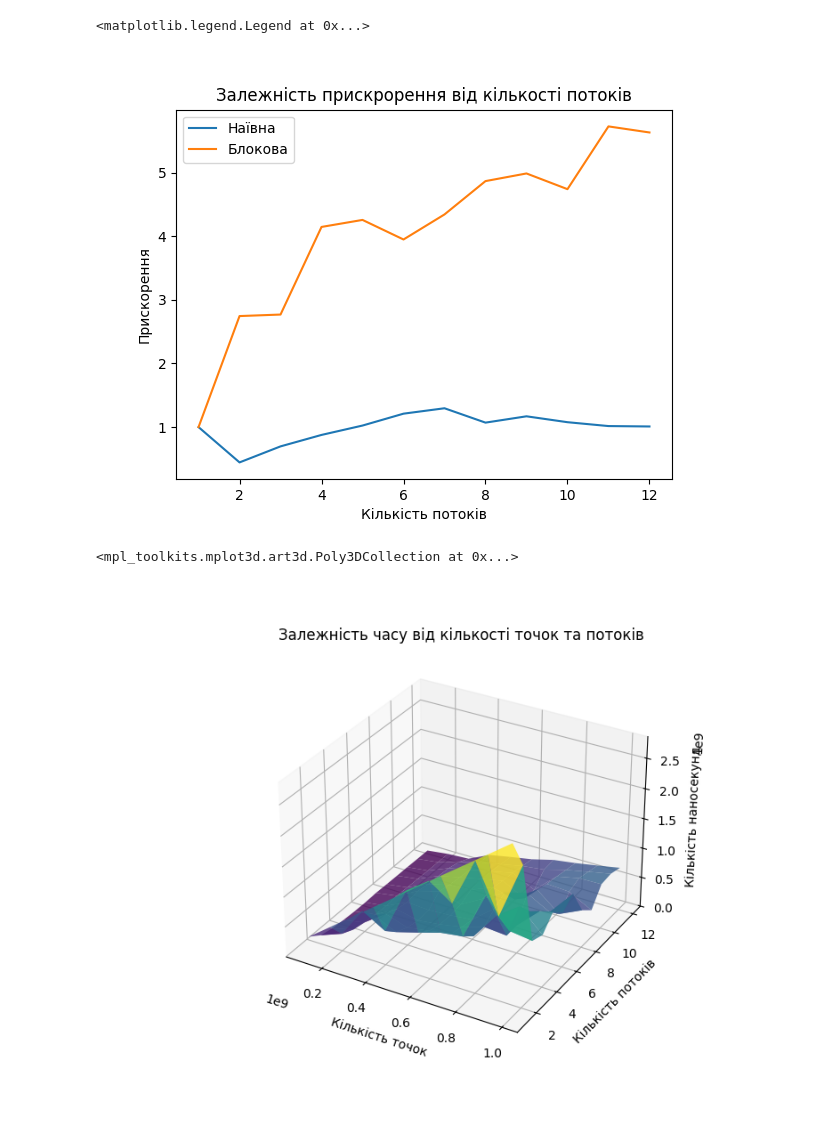
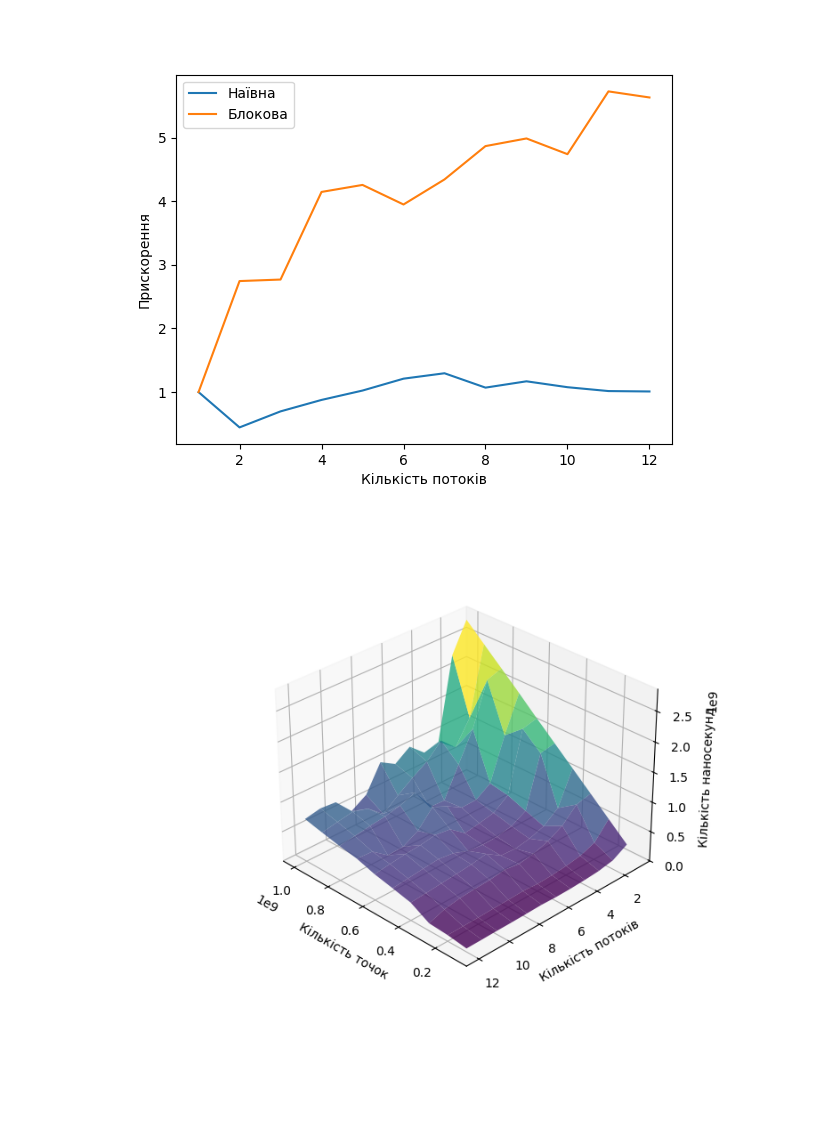
Before and after one commit to user3polarjet/masters_second_semester_methods_and_technologies_of_parallel_programming, a Jupyter notebook: lab1/plots.ipynb, the cells around one changed output. Saved outputs shown, nothing was run; the diff lists cells and outputs as text; code cells hidden in the pictures; blank space fills up the shorter version.

```diff
--- a/lab1/plots.ipynb
+++ b/lab1/plots.ipynb
@@ -73,43 +71,42 @@ axes.set_xlabel('Кількість потоків')
 axes.set_ylabel('Прискорення')
 axes.plot(data_multi.index, data_multi.values, label='Наївна')
 axes.plot(data_block.index, data_block.values, label='Блокова')
-axes.set_title('Залежність прискрорення від кількості потоків')
 axes.legend()
+plt.savefig('matrix_transpose_speedup.png', dpi=300, bbox_inches='tight')
 # %% [output]
-<matplotlib.legend.Legend at 0x...>
-[figure, old version]
+[figure, new version]
 # %%
 import pandas as pd
 import numpy as np
 import matplotlib.pyplot as plt
 
 data_single = pd.read_csv('pi_monte_single.csv')
 data_single['threads_count'] = 1
 data_multi = pd.read_csv('pi_monte_multi.csv')
 
 data_single = data_single[['threads_count', 'points_count', 'nanoseconds']]
 data_multi = data_multi[['threads_count', 'points_count', 'nanoseconds']]
 
 data_single = data_single.groupby(['threads_count', 'points_count']).mean()
 data_multi = data_multi.groupby(['threads_count', 'points_count']).mean()
 
 data = pd.concat([data_single, data_multi])
 
 fig = plt.figure(figsize=(8, 6))
 ax1 = fig.add_subplot(111, projection='3d')
 ax1.set_xlabel('Кількість точок')
 ax1.set_ylabel('Кількість потоків')
 ax1.set_zlabel('Кількість наносекунд')
-ax1.set_title('Залежність часу від кількості точок та потоків')
 
 pivot_df = data['nanoseconds'].unstack()
 
 X, Y = np.meshgrid(pivot_df.columns, pivot_df.index)
 Z = pivot_df.values
 ax1.plot_surface(X, Y, Z, cmap='viridis', alpha=0.8)
+ax1.view_init(elev=30, azim=135)
+plt.savefig('pi_monte.png', dpi=300, bbox_inches='tight')
 # %% [output]
-<mpl_toolkits.mplot3d.art3d.Poly3DCollection at 0x...>
-[figure, old version]
+[figure, new version]
 # %%
 data['speedup'] = data.groupby('points_count')['nanoseconds'].transform(lambda x: x.iloc[0] / x)
 
```
Also changed, not shown: parts of 6 cells of this notebook, 9 other files.
